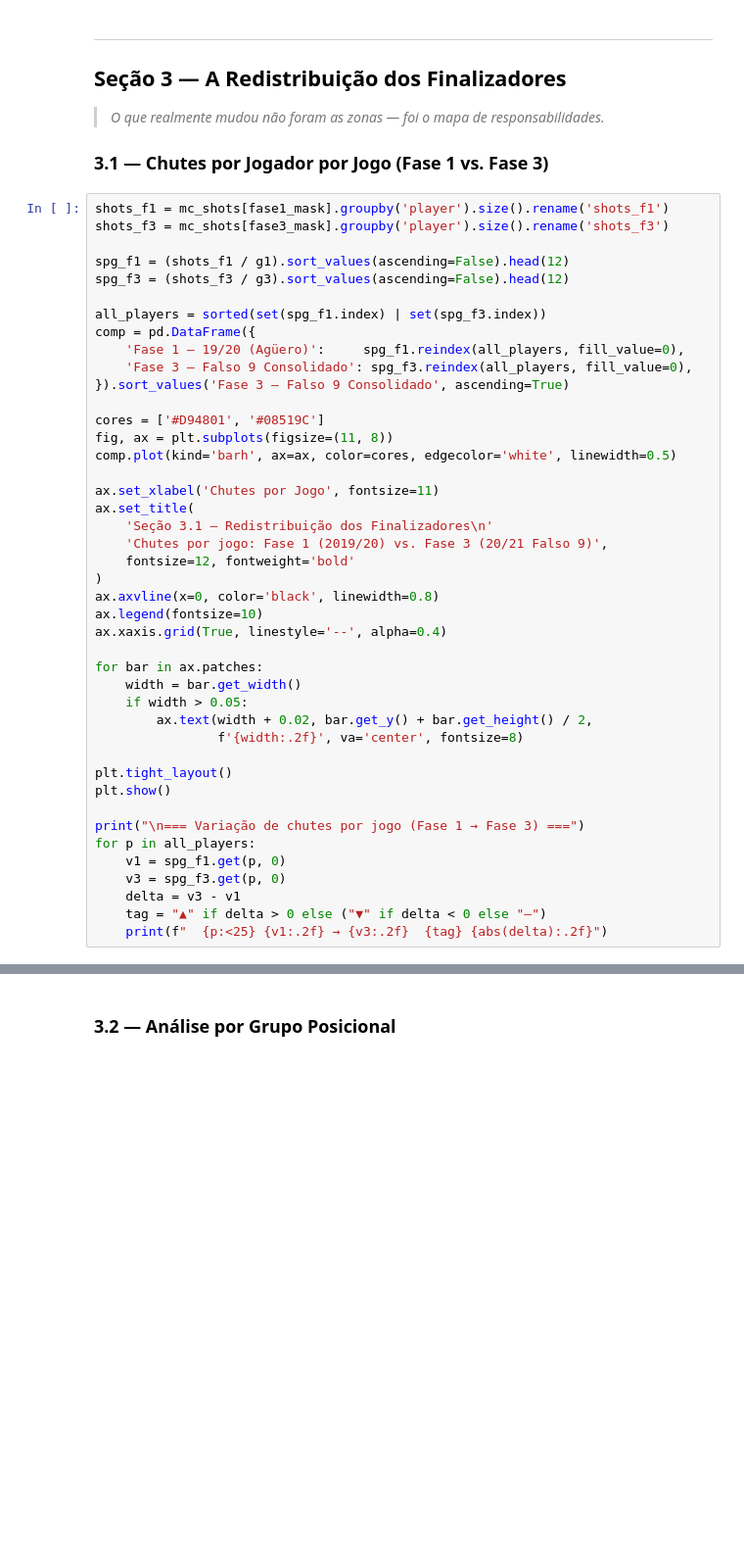
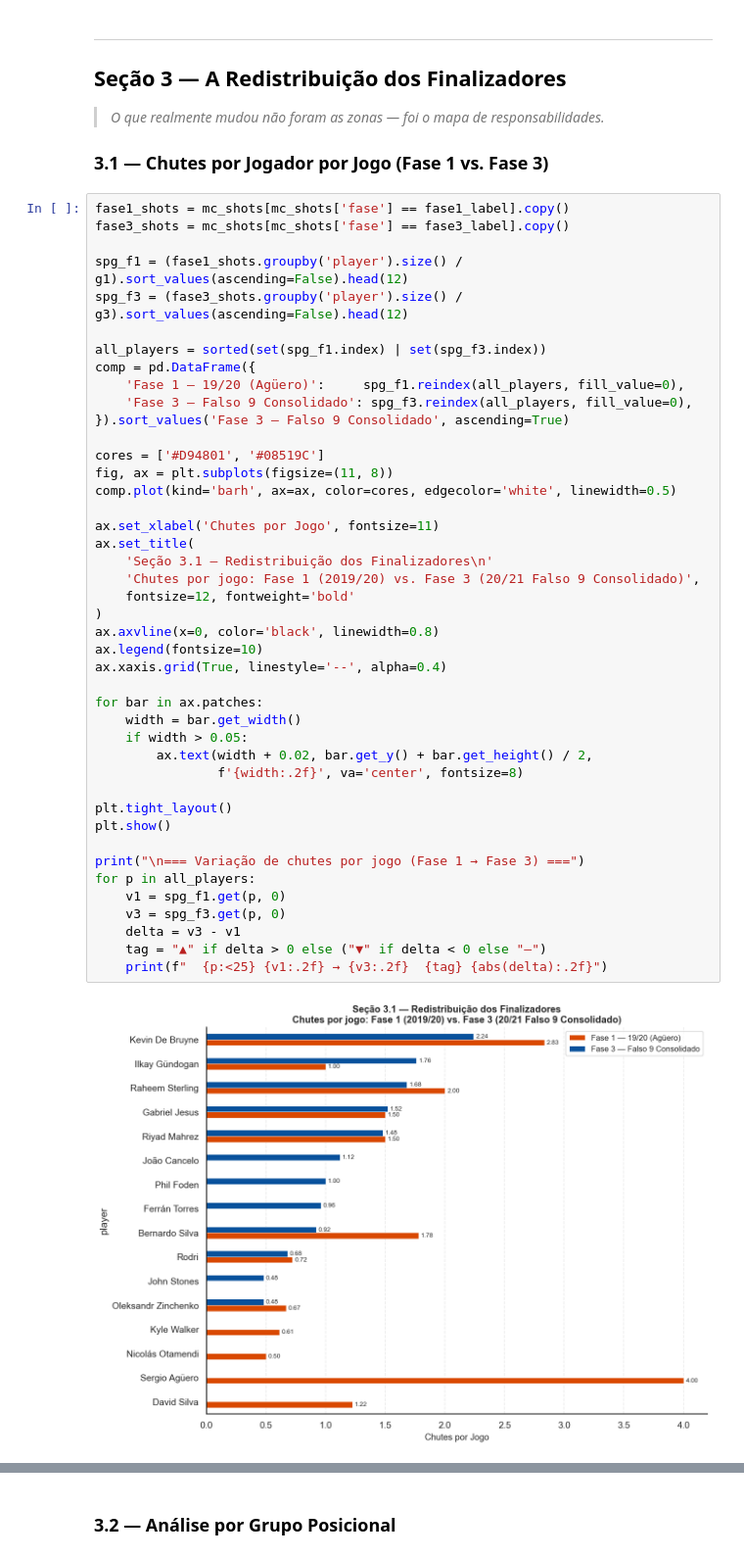
Before and after one commit to carolabdu/futebol-analise, a Jupyter notebook: Analise_City_19_20_20_21_completo.ipynb, the cells around one changed output, grey strips where cells are left out. Shown at 98% size. Cells and saved outputs as stored; diff of their text form; blank space fills up the shorter version.

```diff
--- a/Analise_City_19_20_20_21_completo.ipynb
+++ b/Analise_City_19_20_20_21_completo.ipynb
@@ -263,11 +344,11 @@ plt.show()
 
 ### 3.1 — Chutes por Jogador por Jogo (Fase 1 vs. Fase 3)
 # %%
-shots_f1 = mc_shots[fase1_mask].groupby('player').size().rename('shots_f1')
-shots_f3 = mc_shots[fase3_mask].groupby('player').size().rename('shots_f3')
+fase1_shots = mc_shots[mc_shots['fase'] == fase1_label].copy()
+fase3_shots = mc_shots[mc_shots['fase'] == fase3_label].copy()
 
-spg_f1 = (shots_f1 / g1).sort_values(ascending=False).head(12)
-spg_f3 = (shots_f3 / g3).sort_values(ascending=False).head(12)
+spg_f1 = (fase1_shots.groupby('player').size() / g1).sort_values(ascending=False).head(12)
+spg_f3 = (fase3_shots.groupby('player').size() / g3).sort_values(ascending=False).head(12)
 
 all_players = sorted(set(spg_f1.index) | set(spg_f3.index))
 comp = pd.DataFrame({
@@ -277,31 +358,33 @@ comp = pd.DataFrame({
 
 cores = ['#D94801', '#08519C']
 fig, ax = plt.subplots(figsize=(11, 8))
 comp.plot(kind='barh', ax=ax, color=cores, edgecolor='white', linewidth=0.5)
 
 ax.set_xlabel('Chutes por Jogo', fontsize=11)
 ax.set_title(
     'Seção 3.1 — Redistribuição dos Finalizadores\n'
-    'Chutes por jogo: Fase 1 (2019/20) vs. Fase 3 (20/21 Falso 9)',
+    'Chutes por jogo: Fase 1 (2019/20) vs. Fase 3 (20/21 Falso 9 Consolidado)',
     fontsize=12, fontweight='bold'
 )
 ax.axvline(x=0, color='black', linewidth=0.8)
 ax.legend(fontsize=10)
 ax.xaxis.grid(True, linestyle='--', alpha=0.4)
 
 for bar in ax.patches:
     width = bar.get_width()
     if width > 0.05:
         ax.text(width + 0.02, bar.get_y() + bar.get_height() / 2,
                 f'{width:.2f}', va='center', fontsize=8)
 
 plt.tight_layout()
 plt.show()
 
 print("\n=== Variação de chutes por jogo (Fase 1 → Fase 3) ===")
 for p in all_players:
     v1 = spg_f1.get(p, 0)
     v3 = spg_f3.get(p, 0)
     delta = v3 - v1
     tag = "▲" if delta > 0 else ("▼" if delta < 0 else "—")
     print(f"  {p:<25} {v1:.2f} → {v3:.2f}  {tag} {abs(delta):.2f}")
+# %% [output]
+[figure, added]
```
Also changed, not shown: parts of 14 cells of this notebook.
